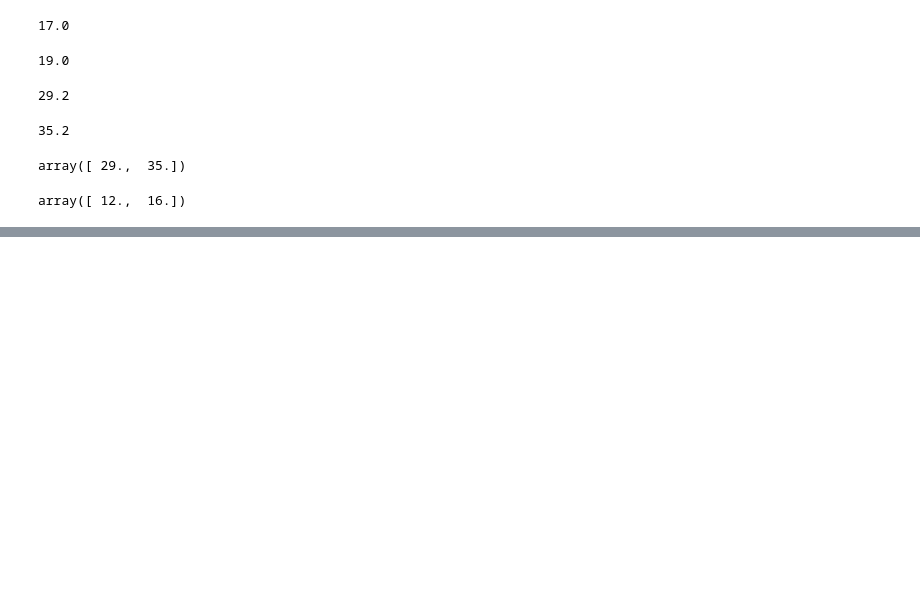
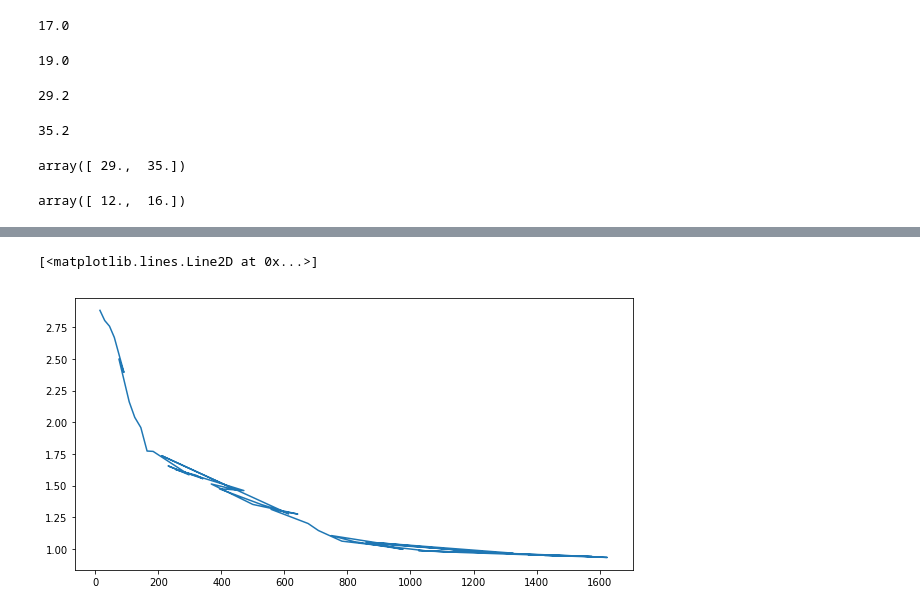
Before and after one commit to CollierKing/statistical_calculator_dash, a Jupyter notebook: Statistical Calculator.ipynb, the cells around one changed output, grey strips where cells are left out. Drawn from its saved outputs; the diff is of its cells as text; code cells hidden in the pictures; blank space fills up the shorter version.

```diff
--- a/Statistical Calculator.ipynb
+++ b/Statistical Calculator.ipynb
@@ -299,0 +351,6 @@ array([ 12.,  16.])
+# %%
+plt.plot(newbroiler['demand'],
+         newbroiler['p'])
+# %% [output]
+[<matplotlib.lines.Line2D at 0x...>]
+[figure, added]
```
Also changed, not shown: parts of 17 cells of this notebook, 2 other files.
